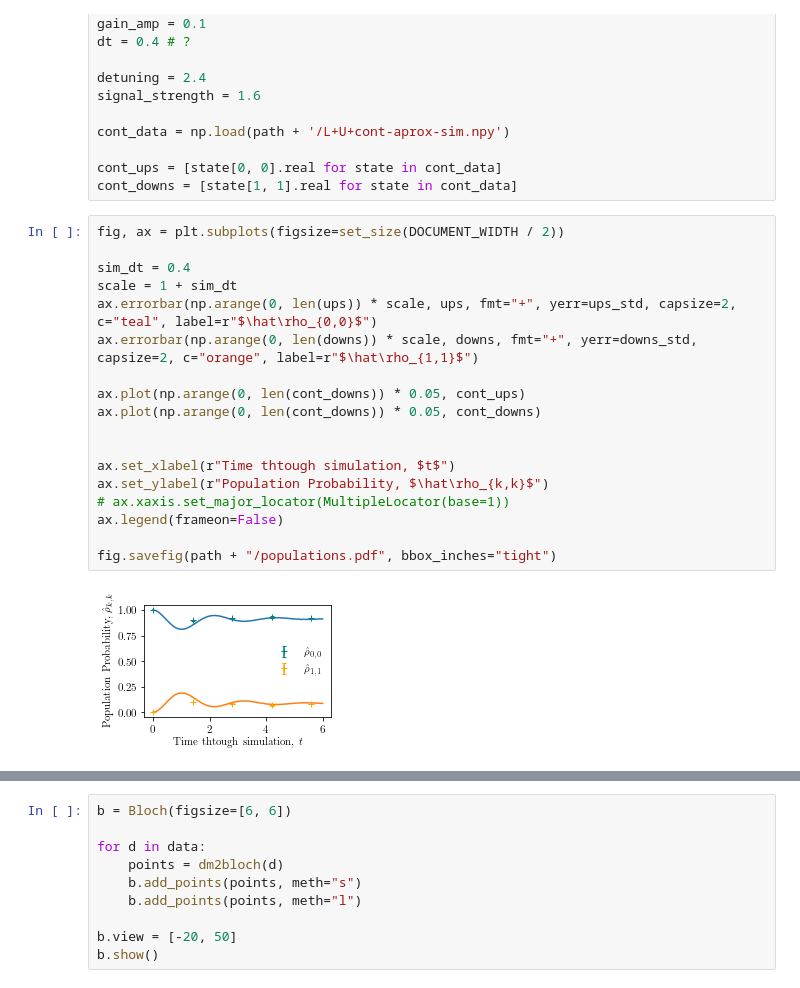
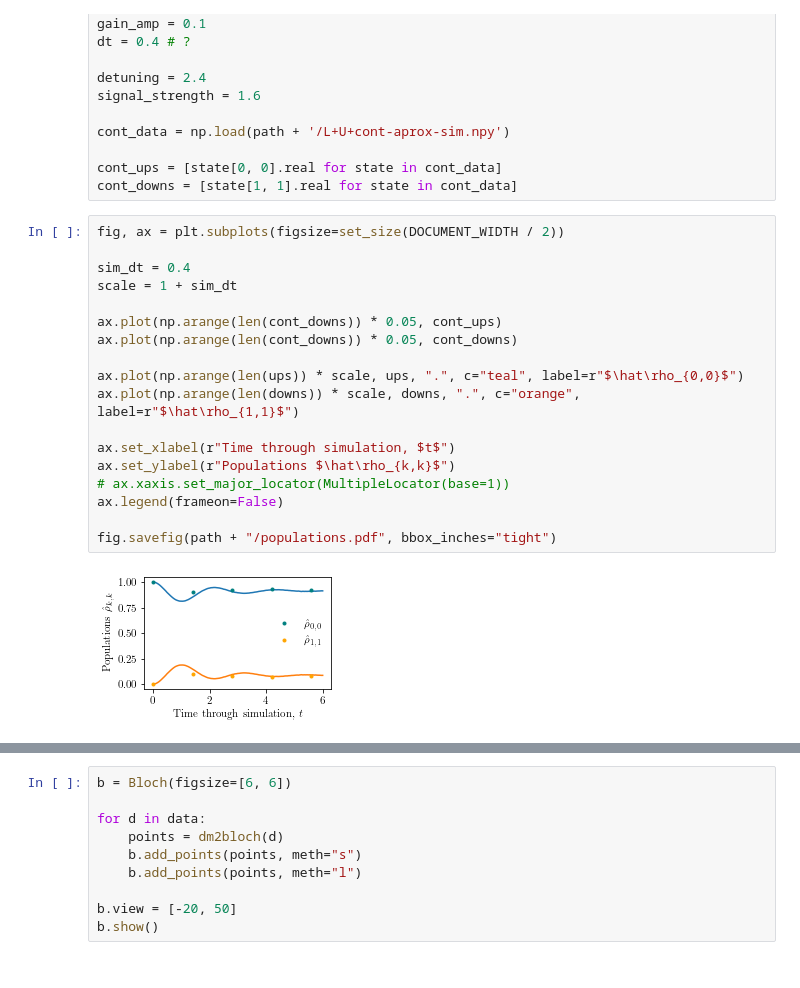
Before and after one commit to OliverDudgeon/QSync, a Jupyter notebook: experiment-plots.ipynb, the cells around one changed output, grey strips where cells are left out. Drawn from its saved outputs; the diff is of its cells as text.

```diff
--- a/experiment-plots.ipynb
+++ b/experiment-plots.ipynb
@@ -119,23 +119,23 @@ cont_downs = [state[1, 1].real for state in cont_data]
 # %%
 fig, ax = plt.subplots(figsize=set_size(DOCUMENT_WIDTH / 2))
 
 sim_dt = 0.4
 scale = 1 + sim_dt
-ax.errorbar(np.arange(0, len(ups)) * scale, ups, fmt="+", yerr=ups_std, capsize=2, c="teal", label=r"$\hat\rho_{0,0}$")
-ax.errorbar(np.arange(0, len(downs)) * scale, downs, fmt="+", yerr=downs_std, capsize=2, c="orange", label=r"$\hat\rho_{1,1}$")
 
-ax.plot(np.arange(0, len(cont_downs)) * 0.05, cont_ups)
-ax.plot(np.arange(0, len(cont_downs)) * 0.05, cont_downs)
+ax.plot(np.arange(len(cont_downs)) * 0.05, cont_ups)
+ax.plot(np.arange(len(cont_downs)) * 0.05, cont_downs)
 
+ax.plot(np.arange(len(ups)) * scale, ups, ".", c="teal", label=r"$\hat\rho_{0,0}$")
+ax.plot(np.arange(len(downs)) * scale, downs, ".", c="orange", label=r"$\hat\rho_{1,1}$")
 
-ax.set_xlabel(r"Time thtough simulation, $t$")
-ax.set_ylabel(r"Population Probability, $\hat\rho_{k,k}$")
+ax.set_xlabel(r"Time through simulation, $t$")
+ax.set_ylabel(r"Populations $\hat\rho_{k,k}$")
 # ax.xaxis.set_major_locator(MultipleLocator(base=1))
 ax.legend(frameon=False)
 
 fig.savefig(path + "/populations.pdf", bbox_inches="tight")
 # %% [output]
-[figure, old version]
+[figure, new version]
 # %%
 cont_points = dm2bloch(cont_data)
 points = dm2bloch(mean_states)
```
Also changed, not shown: parts of 7 cells of this notebook, 30 other files.
